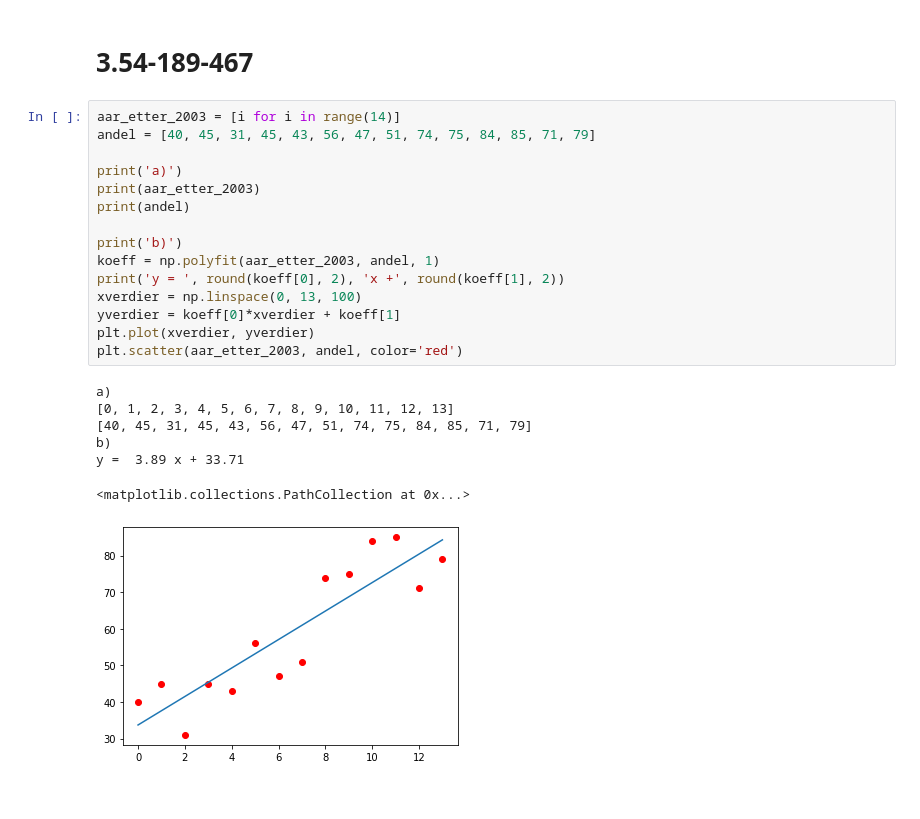
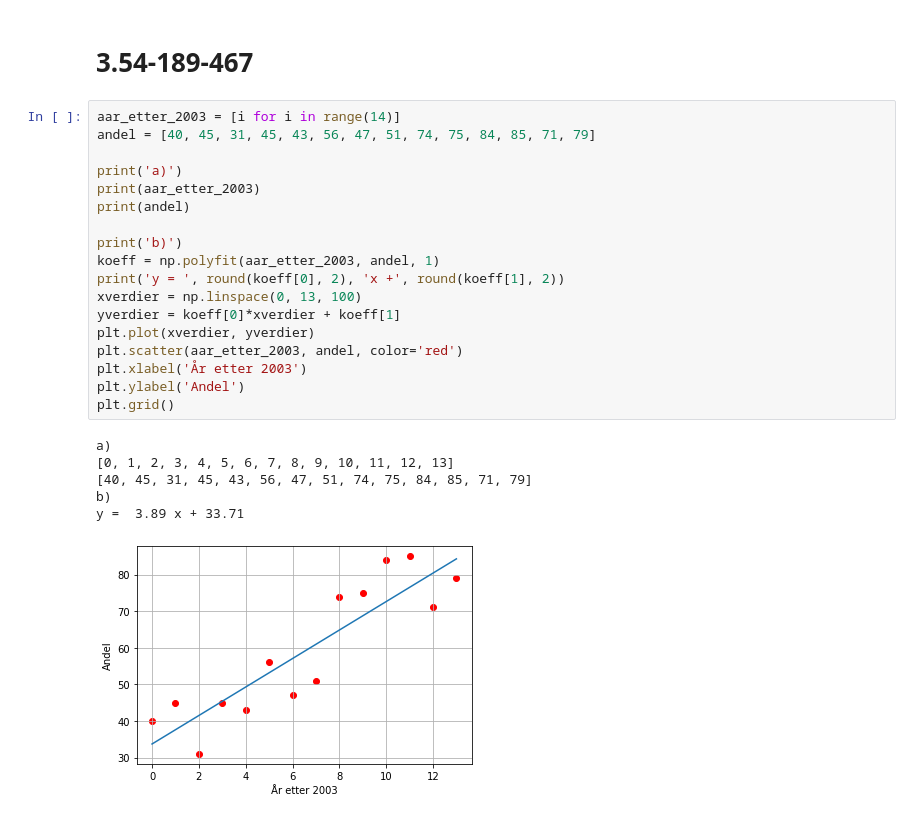
Before and after one commit to bitjungle/1T-Monster, a Jupyter notebook: kapittel-3.8.ipynb, the cells around one changed output. Cells and saved outputs as stored; diff of their text form.

```diff
--- a/kapittel-3.8.ipynb
+++ b/kapittel-3.8.ipynb
@@ -59,23 +61,25 @@ y =  1.75 x + 2.38
 # %%
 aar_etter_2003 = [i for i in range(14)]
 andel = [40, 45, 31, 45, 43, 56, 47, 51, 74, 75, 84, 85, 71, 79]
 
 print('a)')
 print(aar_etter_2003)
 print(andel)
 
 print('b)')
 koeff = np.polyfit(aar_etter_2003, andel, 1)
 print('y = ', round(koeff[0], 2), 'x +', round(koeff[1], 2))
 xverdier = np.linspace(0, 13, 100)
 yverdier = koeff[0]*xverdier + koeff[1]
 plt.plot(xverdier, yverdier)
 plt.scatter(aar_etter_2003, andel, color='red')
+plt.xlabel('År etter 2003')
+plt.ylabel('Andel')
+plt.grid()
 # %% [output]
 a)
 [0, 1, 2, 3, 4, 5, 6, 7, 8, 9, 10, 11, 12, 13]
 [40, 45, 31, 45, 43, 56, 47, 51, 74, 75, 84, 85, 71, 79]
 b)
 y =  3.89 x + 33.71
-<matplotlib.collections.PathCollection at 0x...>
-[figure, old version]
+[figure, new version]
```
Also changed, not shown: parts of 13 cells of this notebook, 7 other files.
